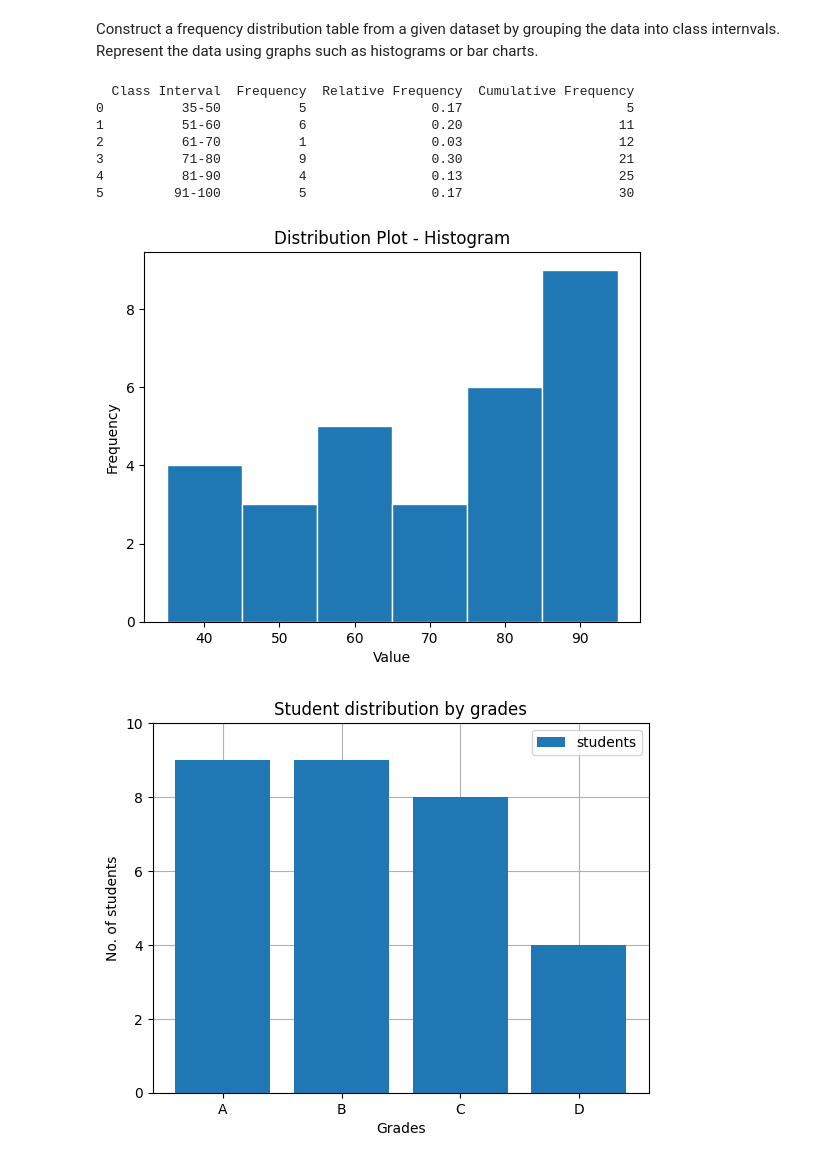
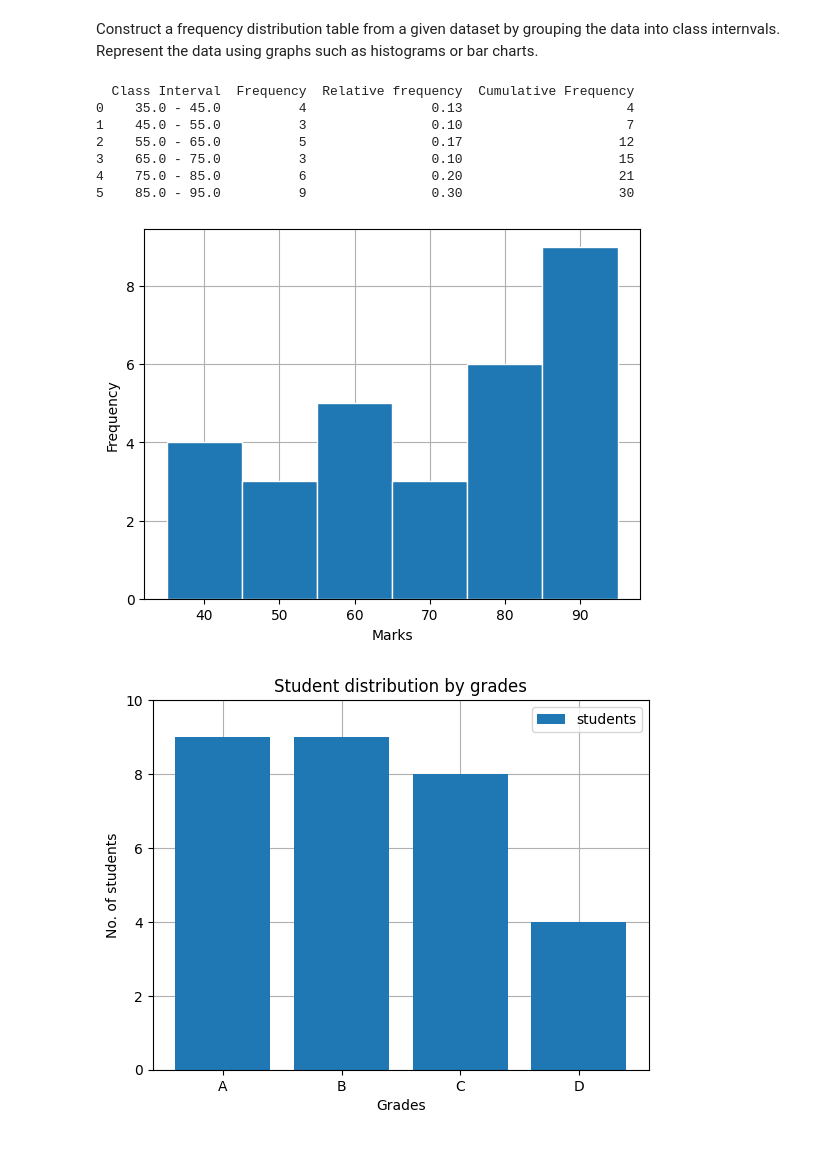
Before and after one commit to HKSinha510/college, a Jupyter notebook: sem-4/AI403/assign/exp3.ipynb, the cells around one changed output. Saved outputs shown, nothing was run; the diff lists cells and outputs as text; code cells hidden in the pictures.

```diff
--- a/sem-4/AI403/assign/exp3.ipynb
+++ b/sem-4/AI403/assign/exp3.ipynb
@@ -9,39 +9,42 @@ df_student = pd.read_csv("dataset.csv", delimiter=',', header='infer')
 # %%
 sturges = round(1+np.log2(df_student.Marks.count()))
 
-freq = pd.cut(df_student["Marks"], bins=sturges, include_lowest=True).value_counts().sort_index()
+# freq = pd.cut(df_student["Marks"], bins=sturges, include_lowest=True).value_counts().sort_index()
+counts, bins = np.histogram(df_student.Marks, bins=sturges)
+# print(counts, bins)
 # print(freq_dis.index)
 # print(freq.cumsum())
 # print(df_student["Marks"].min())
 
 freq_dis = pd.DataFrame({
-    'Class Interval': freq.index,
-    'Frequency': freq.values,
-    'Relative frequency': (freq.values / len(df_student)).round(2),
-    'Cumulative Frequency': freq.values.cumsum()
+    'Class Interval': [f'{bins[i-1]} - {bins[i]}' for i in range(1, len(bins))],
+    'Frequency': counts,
+    'Relative frequency': (counts / len(df_student)).round(2),
+    'Cumulative Frequency': counts.cumsum()
 })
 
-print(freq_table)
+print(freq_dis)
 # %% [output]
-  Class Interval  Frequency  Relative Frequency  Cumulative Frequency
-0          35-50          5                0.17                     5
-1          51-60          6                0.20                    11
-2          61-70          1                0.03                    12
-3          71-80          9                0.30                    21
-4          81-90          4                0.13                    25
-5         91-100          5                0.17                    30
+  Class Interval  Frequency  Relative frequency  Cumulative Frequency
+0    35.0 - 45.0          4                0.13                     4
+1    45.0 - 55.0          3                0.10                     7
+2    55.0 - 65.0          5                0.17                    12
+3    65.0 - 75.0          3                0.10                    15
+4    75.0 - 85.0          6                0.20                    21
+5    85.0 - 95.0          9                0.30                    30
 # %%
 #histogram of marks
 
-plt.hist(df_student.Marks, ec='white', bins=sturges)
+plt.hist(df_student.Marks, ec='white', bins=sturges, zorder=2)
 
-plt.xlabel('Value')
+plt.xlabel('Marks')
 plt.ylabel('Frequency')
-plt.title('Distribution Plot - Histogram')
+# plt.title('Distribution Plot - Histogram')
+plt.grid(zorder=0)
 
 plt.show()
 # %% [output]
-[figure, old version]
+[figure, new version]
 # %%
 graded = df_student.groupby("Grade").Marks
 
```
Also changed, not shown: parts of 3 cells of this notebook, 29 other files.
